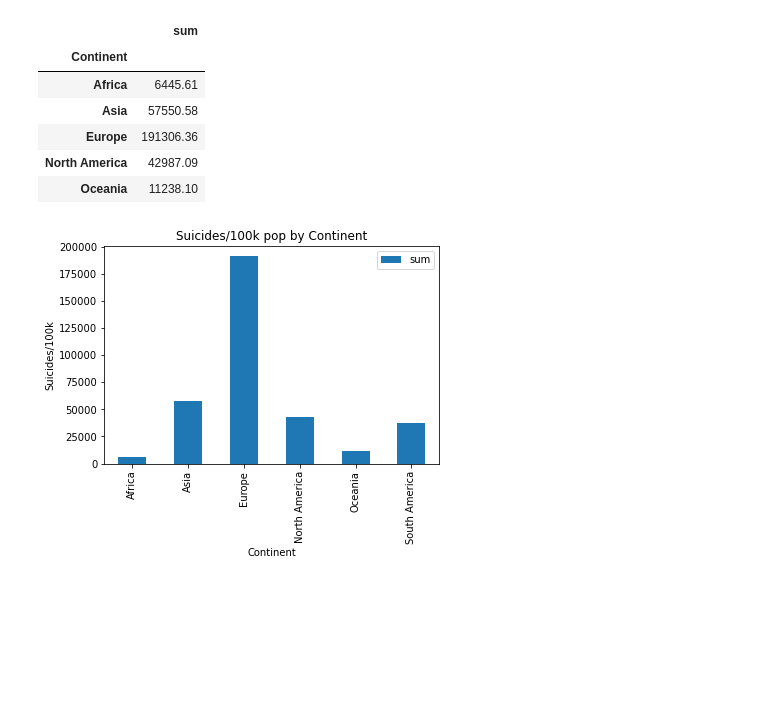
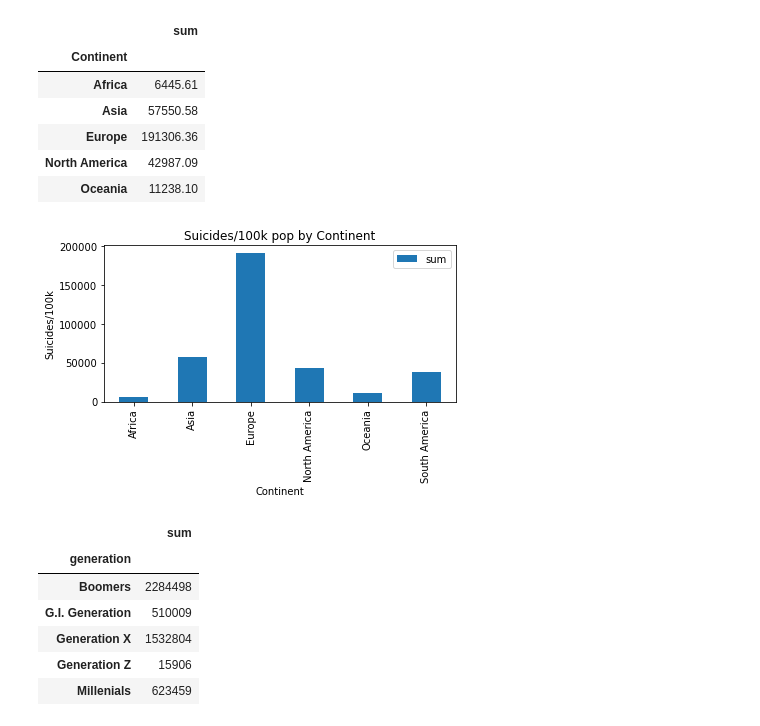
Before and after one commit to mguner-data/Global_Suicide_Data_Analysis, a Jupyter notebook: shanker_project_1.ipynb, the cells around one changed output. Drawn from its saved outputs; the diff is of its cells as text; code cells hidden in the pictures; blank space fills up the shorter version.

```diff
--- a/shanker_project_1.ipynb
+++ b/shanker_project_1.ipynb
@@ -53,0 +84,3 @@ merged_suicide_df.head()
+# %%
+# merged_suicide_df['gdp_for_year ($)'] = merged_suicide_df['gdp_for_year ($)'].astype("int64")
+merged_suicide_df['GDP_for_year'] = merged_suicide_df['gdp_for_year ($)'].astype("int64")
@@ -89,12 +124,16 @@ suicide_by_continent.head()
 # continent_suicide_plot = suicide_by_continent.plot.bar(x='Continent', y='sum', rot=0)
 # plt.show()
 
-fig = suicide_by_continent.plot.bar()
+fig_suicide_continent = suicide_by_continent.plot.bar()
 
 plt.title("No of Suicides by Continent")
 plt.xlabel('Continent')
 plt.ylabel('No of Suicides')
 # plt.legend(label_list, loc='right', bbox_to_anchor=(1.2, 0.5));
 
+plt.tight_layout()
+
+plt.savefig("Images/Suicide_no_by_continent.png")
+
 fig.figure.show()
 # %% [output]
@@ -112,12 +151,30 @@ suicide_per_100k_by_continent.head()
 | North America | 42987.09 |
 | Oceania | 11238.10 |
 # %%
-fig = suicide_per_100k_by_continent.plot.bar()
+fig_suicide_100k_continent = suicide_per_100k_by_continent.plot.bar()
 
 plt.title("Suicides/100k pop by Continent")
 plt.xlabel('Continent')
 plt.ylabel('Suicides/100k')
 
+plt.tight_layout()
+
+plt.savefig("Images/Suicide_per_100k_by_continent.png")
+
 fig.figure.show()
 # %% [output]
-[figure, old version]
+[figure, new version]
+# %%
+# Suicides number by generation
+
+suicide_by_generation = merged_suicide_df.groupby('generation')['suicides_no'].agg(['sum'])
+
+suicide_by_generation.head()
+# %% [output]
+|  | sum |
+| generation |  |
+| Boomers | 2284498 |
+| G.I. Generation | 510009 |
+| Generation X | 1532804 |
+| Generation Z | 15906 |
+| Millenials | 623459 |
```
Also changed, not shown: parts of 10 cells of this notebook.
